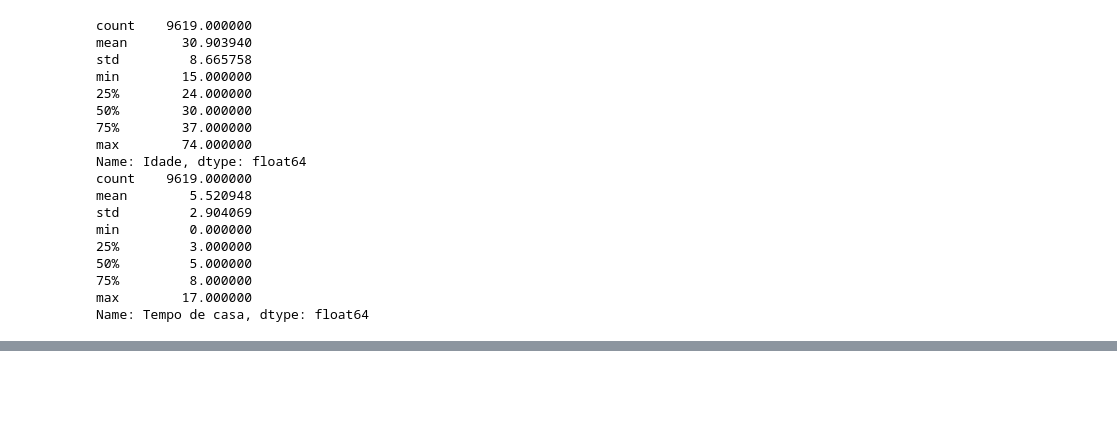
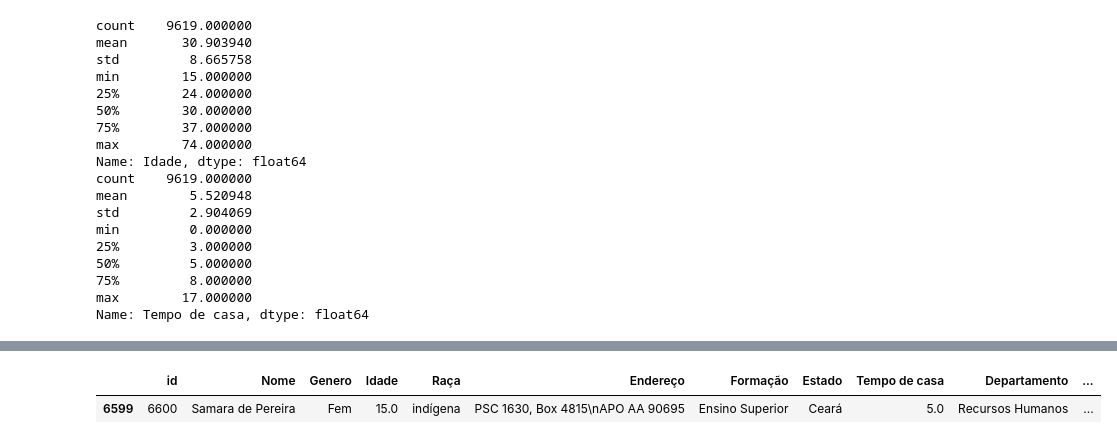
Before and after one commit to antoniosscd/Desafio_Hackathon_Ada, a Jupyter notebook: adahack-etl (1).ipynb, the cells around one changed output, grey strips where cells are left out. Saved outputs shown, nothing was run; the diff lists cells and outputs as text; code cells hidden in the pictures; blank space fills up the shorter version.

```diff
--- a/adahack-etl (1).ipynb
+++ b/adahack-etl (1).ipynb
@@ -585,0 +594,7 @@ Name: Tempo de casa, dtype: float64
+# %%
+fem_grupo = base_dados[(base_dados['Genero']=='Fem') & ((base_dados['Idade']>=14) & (base_dados['Idade']<=17))]
+
+fem_grupo
+# %% [output]
+|  | id | Nome | Genero | Idade | Raça | Endereço | Formação | Estado | Tempo de casa | Departamento | ... |
+| 6599 | 6600 | Samara de Pereira | Fem | 15.0 | indígena | PSC 1630, Box 4815\nAPO AA 90695 | Ensino Superior | Ceará | 5.0 | Recursos Humanos | ... |
```
Also changed, not shown: parts of 16 cells of this notebook.
